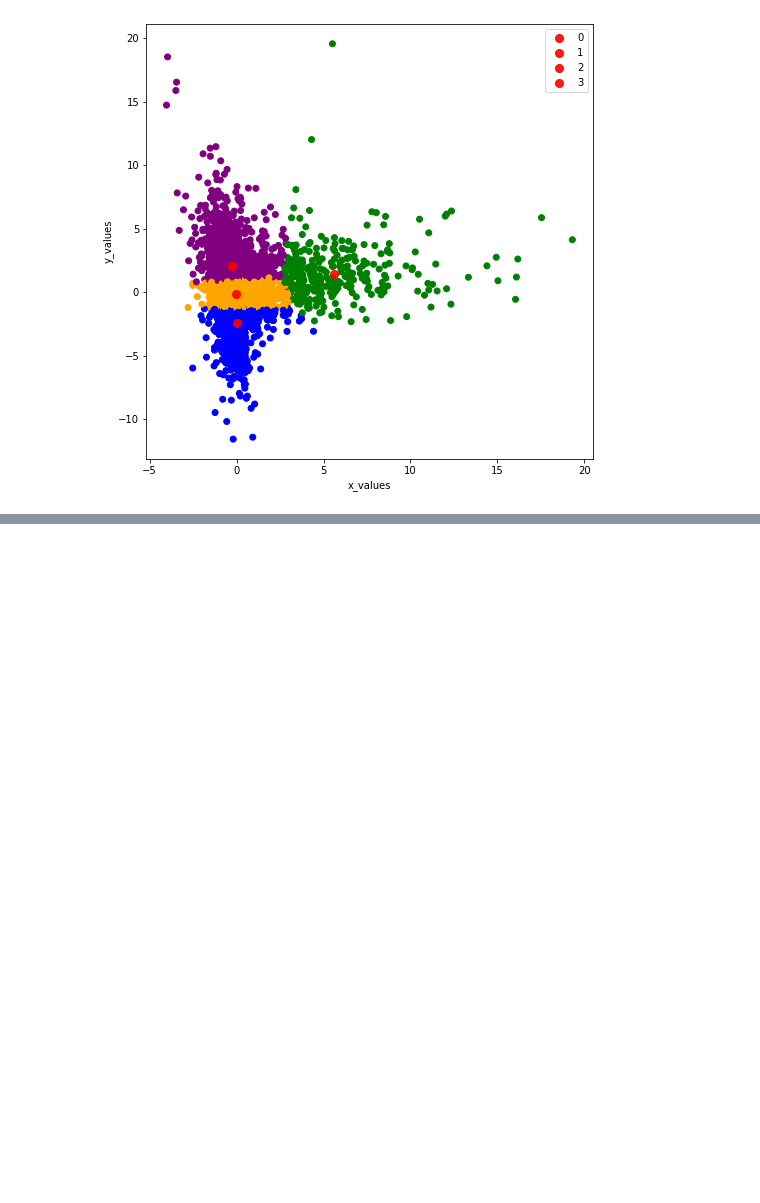
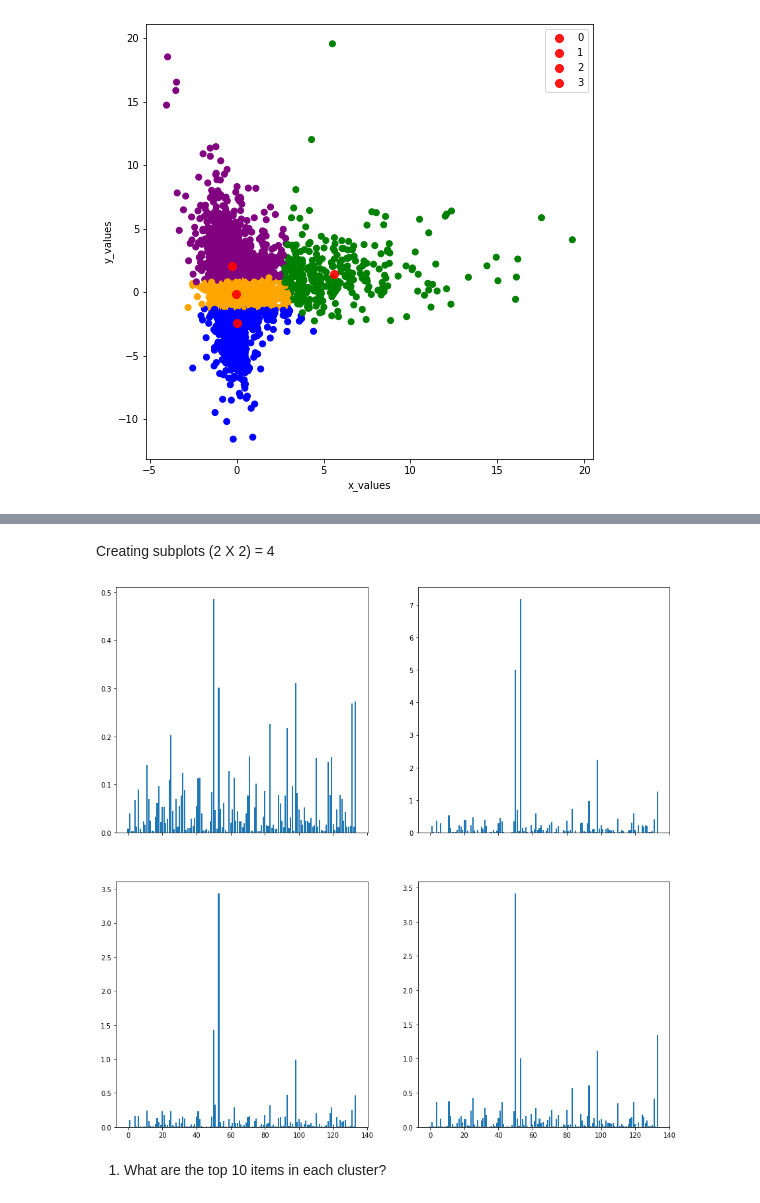
Before and after one commit to vinejain/customer-segmentation, a Jupyter notebook: instacart-analysis.ipynb, the cells around one changed output, grey strips where cells are left out. Saved outputs shown, nothing was run; the diff lists cells and outputs as text; code cells hidden in the pictures; blank space fills up the shorter version.

Commit message:
customer seg update file

```diff
--- a/instacart-analysis.ipynb
+++ b/instacart-analysis.ipynb
@@ -281,0 +292,5 @@ plt.show()
+# %%
+clust_prod = cust_prod.copy()
+clust_prod['cluster'] = c_preds
+
+clust_prod.head(10)
@@ -281,0 +331,36 @@ plt.show()
+# %% [markdown]
+Creating subplots (2 X 2) = 4
+# %%
+# Subplots structure
+f,arr = plt.subplots(2,2,sharex=True,figsize=(15,15))
+
+# Size of data (count of records) for Cluster number = 0
+#c1_count = len(clust_prod[clust_prod['cluster']==0])
+
+# Average number of records (customers) in each product category for Cluster number = 0
+c0 = clust_prod[clust_prod['cluster']==0].drop('cluster',axis=1).mean()
+
+# In subplot (# 0,0), plot Average number of customers in each product category in Cluster number = 0
+# Using bargraph
+arr[0,0].bar(range(len(clust_prod.drop('cluster',axis=1).columns)),c0)
+
+# Average number of records (customers) in each product category for Cluster number = 1
+c1 = clust_prod[clust_prod['cluster']==1].drop('cluster',axis=1).mean()
+
+# In subplot (# 0,1), plot Average number of customers in each product category in Cluster number = 1
+# Using bargraph
+arr[0,1].bar(range(len(clust_prod.drop('cluster',axis=1).columns)),c1)
+
+# Cluster 2
+c2 = clust_prod[clust_prod['cluster']==2].drop('cluster',axis=1).mean()
+arr[1,0].bar(range(len(clust_prod.drop('cluster',axis=1).columns)),c2)
+
+# Cluster 3
+c3 = clust_prod[clust_prod['cluster']==3].drop('cluster',axis=1).mean()
+arr[1,1].bar(range(len(clust_prod.drop('cluster',axis=1).columns)),c3)
+
+plt.show()
+# %% [output]
+[figure, added]
+# %% [markdown]
+1. What are the top 10 items in each cluster?
```
Also changed, not shown: parts of 27 cells of this notebook.
